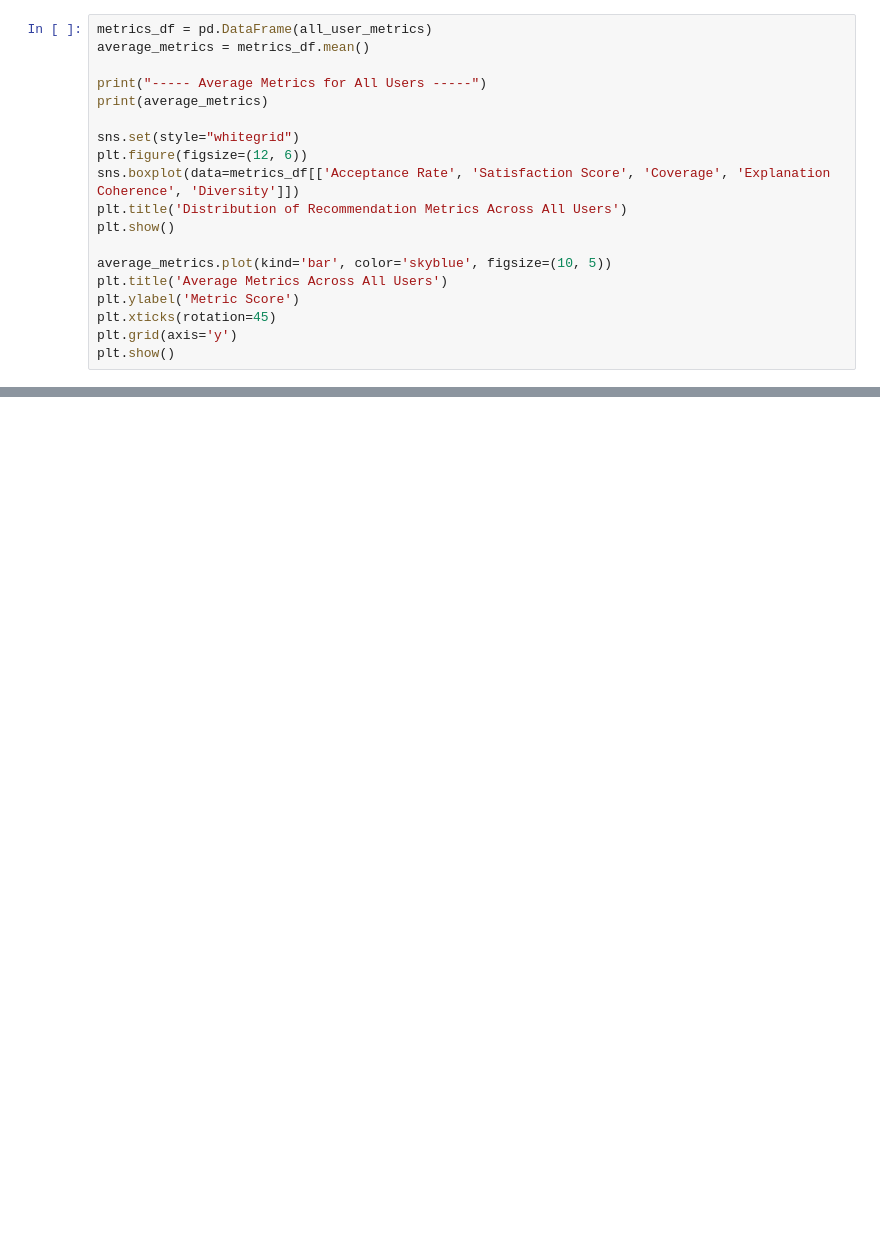
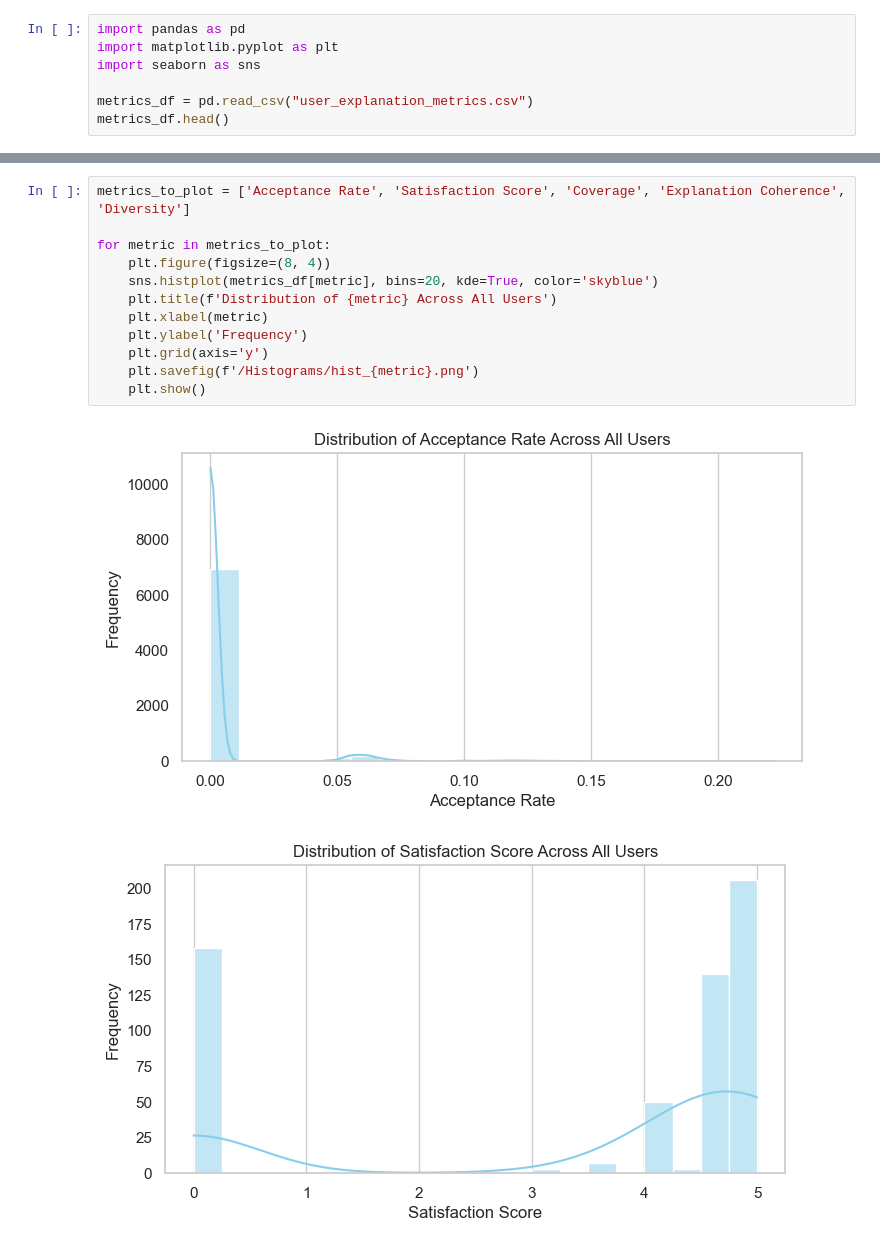
Before and after one commit to irrrrrrrrr/MAISE_RecSys_Group8_Ass, a Jupyter notebook: Group Explanation Evaluation.ipynb, the cells around one changed output, grey strips where cells are left out. Saved outputs shown, nothing was run; the diff lists cells and outputs as text; blank space fills up the shorter version.

```diff
--- a/Group Explanation Evaluation.ipynb
+++ b/Group Explanation Evaluation.ipynb
@@ -114,19 +1,7 @@ for user_id in tqdm(user_ids, desc="Processing users"):
-# %%
-metrics_df = pd.DataFrame(all_user_metrics)
-average_metrics = metrics_df.mean()
-
-print("----- Average Metrics for All Users -----")
-print(average_metrics)
-
-sns.set(style="whitegrid")
-plt.figure(figsize=(12, 6))
-sns.boxplot(data=metrics_df[['Acceptance Rate', 'Satisfaction Score', 'Coverage', 'Explanation Coherence', 'Diversity']])
-plt.title('Distribution of Recommendation Metrics Across All Users')
-plt.show()
-
-average_metrics.plot(kind='bar', color='skyblue', figsize=(10, 5))
-plt.title('Average Metrics Across All Users')
-plt.ylabel('Metric Score')
-plt.xticks(rotation=45)
-plt.grid(axis='y')
-plt.show()
+# %%
+import pandas as pd
+import matplotlib.pyplot as plt
+import seaborn as sns
+
+metrics_df = pd.read_csv("user_explanation_metrics.csv")
+metrics_df.head()
@@ -132,0 +15,15 @@ plt.show()
+# %%
+metrics_to_plot = ['Acceptance Rate', 'Satisfaction Score', 'Coverage', 'Explanation Coherence', 'Diversity']
+
+for metric in metrics_to_plot:
+    plt.figure(figsize=(8, 4))
+    sns.histplot(metrics_df[metric], bins=20, kde=True, color='skyblue')
+    plt.title(f'Distribution of {metric} Across All Users')
+    plt.xlabel(metric)
+    plt.ylabel('Frequency')
+    plt.grid(axis='y')
+    plt.savefig(f'/Histograms/hist_{metric}.png')
+    plt.show()
+# %% [output]
+[figure, added]
+[figure, added]
```
Also changed, not shown: parts of 6 cells of this notebook.
